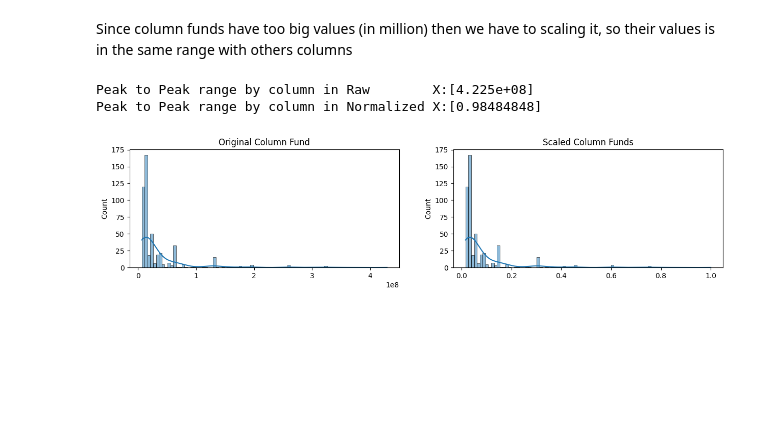
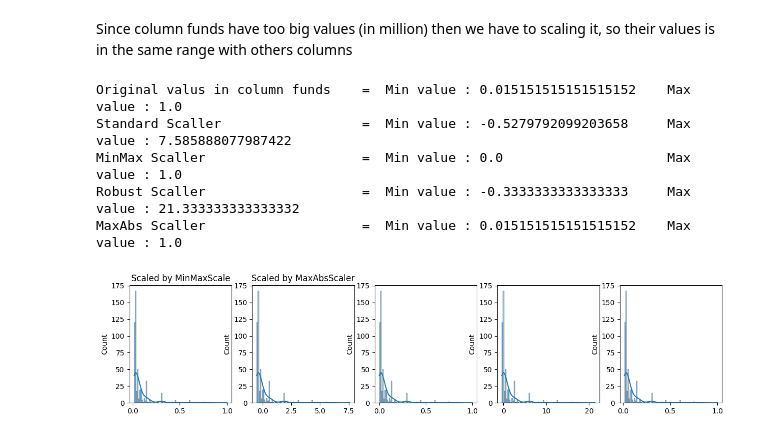
Before and after one commit to kshwg/capstone2023, a Jupyter notebook: Preprocessing.ipynb, the cells around one changed output. Cells and saved outputs as stored; diff of their text form; code cells hidden in the pictures; blank space fills up the shorter version.

```diff
--- a/Preprocessing.ipynb
+++ b/Preprocessing.ipynb
@@ -227,21 +227,38 @@ import seaborn as sns
 col_funds = df['funds'].values.reshape(-1, 1)
 
 #scalling
-scaler = MaxAbsScaler()
-scale_col_funds = scaler.fit_transform(col_funds)
-print(f"Peak to Peak range by column in Raw        X:{np.ptp(col_funds,axis=0)}")
-print(f"Peak to Peak range by column in Normalized X:{np.ptp(scale_col_funds,axis=0)}")
+Standard = StandardScaler().fit_transform(col_funds)
+MinMax = MinMaxScaler().fit_transform(col_funds)
+Robust = RobustScaler().fit_transform(col_funds)
+MaxAbs = MaxAbsScaler().fit_transform(col_funds)
+
+#Checking the minimum and maximum values
+print(f"Original valus in column funds    =  Min value : {np.min(col_funds)}    Max value : {np.max(col_funds)}")
+print(f"Standard Scaller                  =  Min value : {np.min(Standard)}     Max value : {np.max(Standard)}")
+print(f"MinMax Scaller                    =  Min value : {np.min(MinMax)}                     Max value : {np.max(MinMax)}")
+print(f"Robust Scaller                    =  Min value : {np.min(Robust)}     Max value : {np.max(Robust)}")
+print(f"MaxAbs Scaller                    =  Min value : {np.min(MaxAbs)}    Max value : {np.max(MaxAbs)}")
 # %% [output]
-Peak to Peak range by column in Raw        X:[4.225e+08]
-Peak to Peak range by column in Normalized X:[0.98484848]
+Original valus in column funds    =  Min value : 0.015151515151515152    Max value : 1.0
+Standard Scaller                  =  Min value : -0.5279792099203658     Max value : 7.585888077987422
+MinMax Scaller                    =  Min value : 0.0                     Max value : 1.0
+Robust Scaller                    =  Min value : -0.3333333333333333     Max value : 21.333333333333332
+MaxAbs Scaller                    =  Min value : 0.015151515151515152    Max value : 1.0
 # %%
 # Comparing the original column funds vs scaled column funds
-fig, ax = plt.subplots(1, 2, figsize=(15, 3))
+fig, ax = plt.subplots(1, 5, figsize=(15, 3))
 sns.histplot(col_funds, ax=ax[0], kde=True, legend=False)
 ax[0].set_title("Original Column Fund")
-sns.histplot(scale_col_funds, ax=ax[1], kde=True, legend=False)
-ax[1].set_title("Scaled Column Funds")
+sns.histplot(Standard, ax=ax[1], kde=True, legend=False)
+ax[1].set_title("Scaled by StandardScaler")
+sns.histplot(MinMax, ax=ax[2], kde=True, legend=False)
+ax[0].set_title("Scaled by MinMaxScale")
+sns.histplot(Robust, ax=ax[3], kde=True, legend=False)
+ax[1].set_title("Scaled by RobustScaler")
+sns.histplot(MaxAbs, ax=ax[4], kde=True, legend=False)
+ax[1].set_title("Scaled by MaxAbsScaler")
+
 plt.show()
 # %% [output]
-[figure, old version]
+[figure, new version]
 # %%
```
Also changed, not shown: parts of 2 cells of this notebook.
